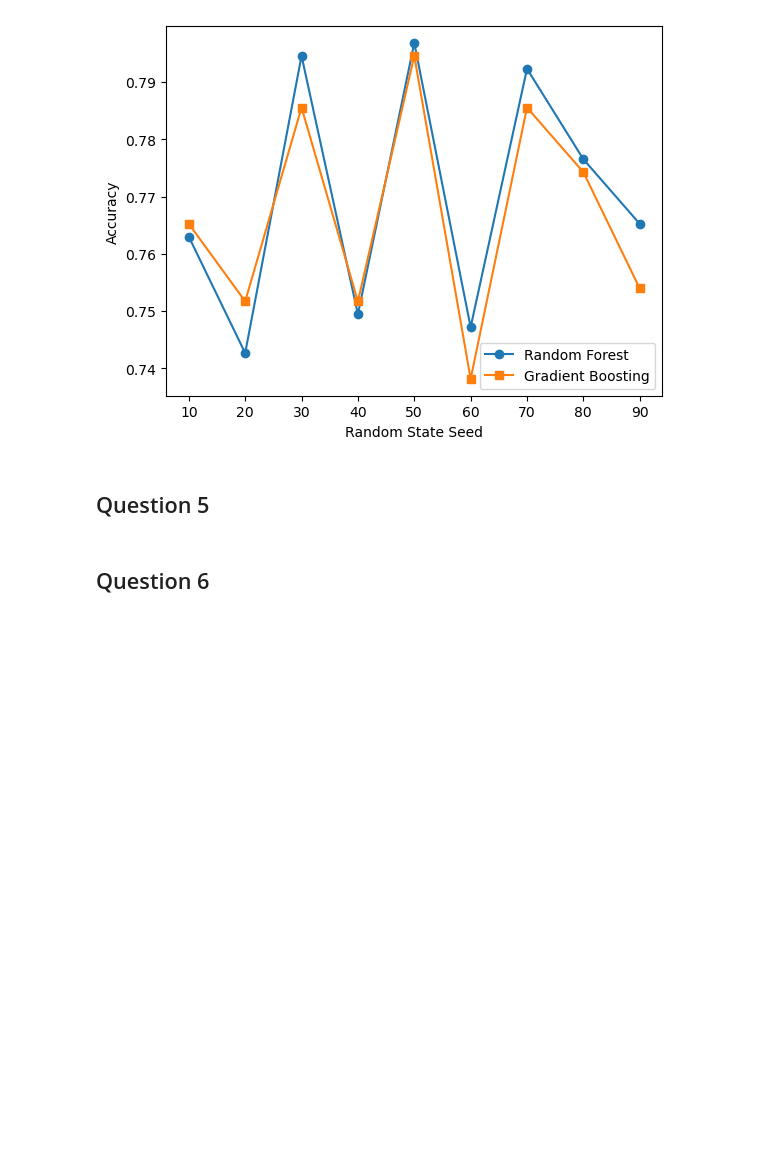
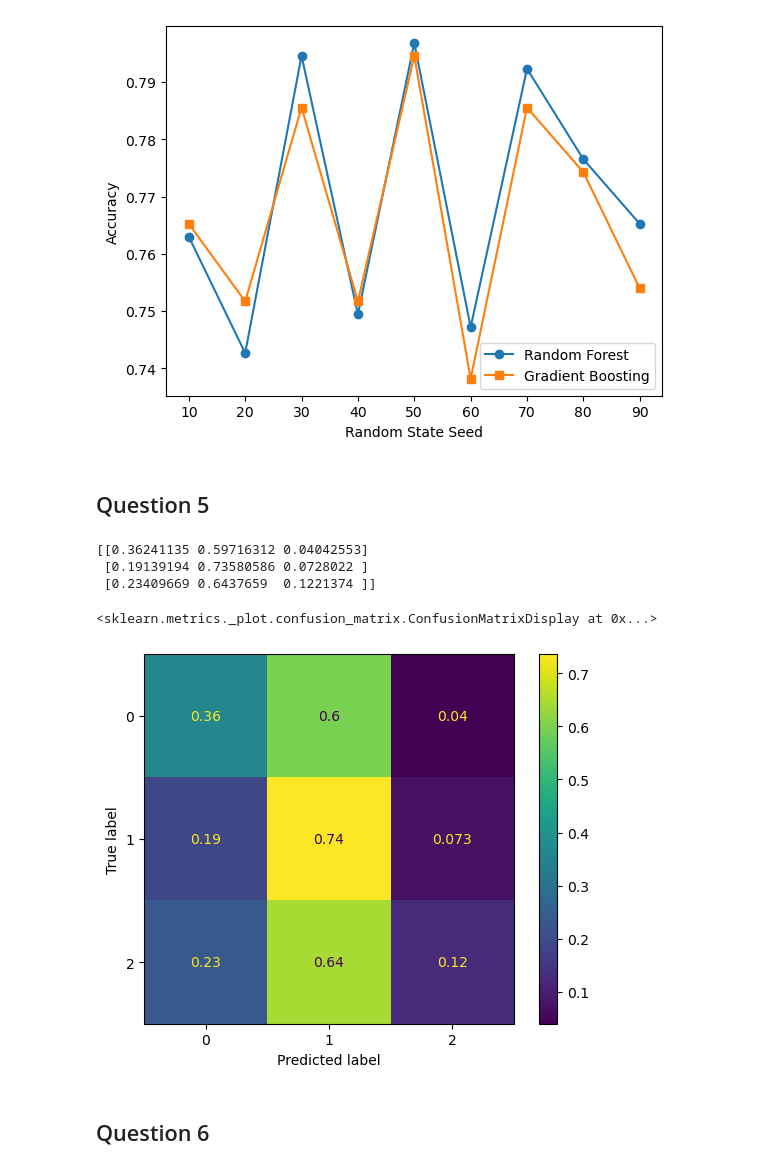
Before and after one commit to WiredMind2/Machine-Learning, a Jupyter notebook: notebook.ipynb, the cells around one changed output. Saved outputs shown, nothing was run; the diff lists cells and outputs as text; code cells hidden in the pictures; blank space fills up the shorter version.

```diff
--- a/notebook.ipynb
+++ b/notebook.ipynb
@@ -94,6 +94,27 @@ plt.show()
 [figure]
 # %% [markdown]
 ## Question 5
+# %%
+from sklearn.metrics import confusion_matrix
+from sklearn.metrics import ConfusionMatrixDisplay
+
+gb = GradientBoostingClassifier()
+gb.fit(X_train, y_train)
+pred = gb.predict(X_test)
+cm = confusion_matrix(y_test, pred, normalize='true')
+cm = cm
+print(cm)
+# %% [output]
+[[0.36241135 0.59716312 0.04042553]
+ [0.19139194 0.73580586 0.0728022 ]
+ [0.23409669 0.6437659  0.1221374 ]]
+# %%
+
+cmd = ConfusionMatrixDisplay(cm)
+cmd.plot()
+# %% [output]
+<sklearn.metrics._plot.confusion_matrix.ConfusionMatrixDisplay at 0x...>
+[figure, added]
 # %% [markdown]
 ## Question 6
 # %%
```
